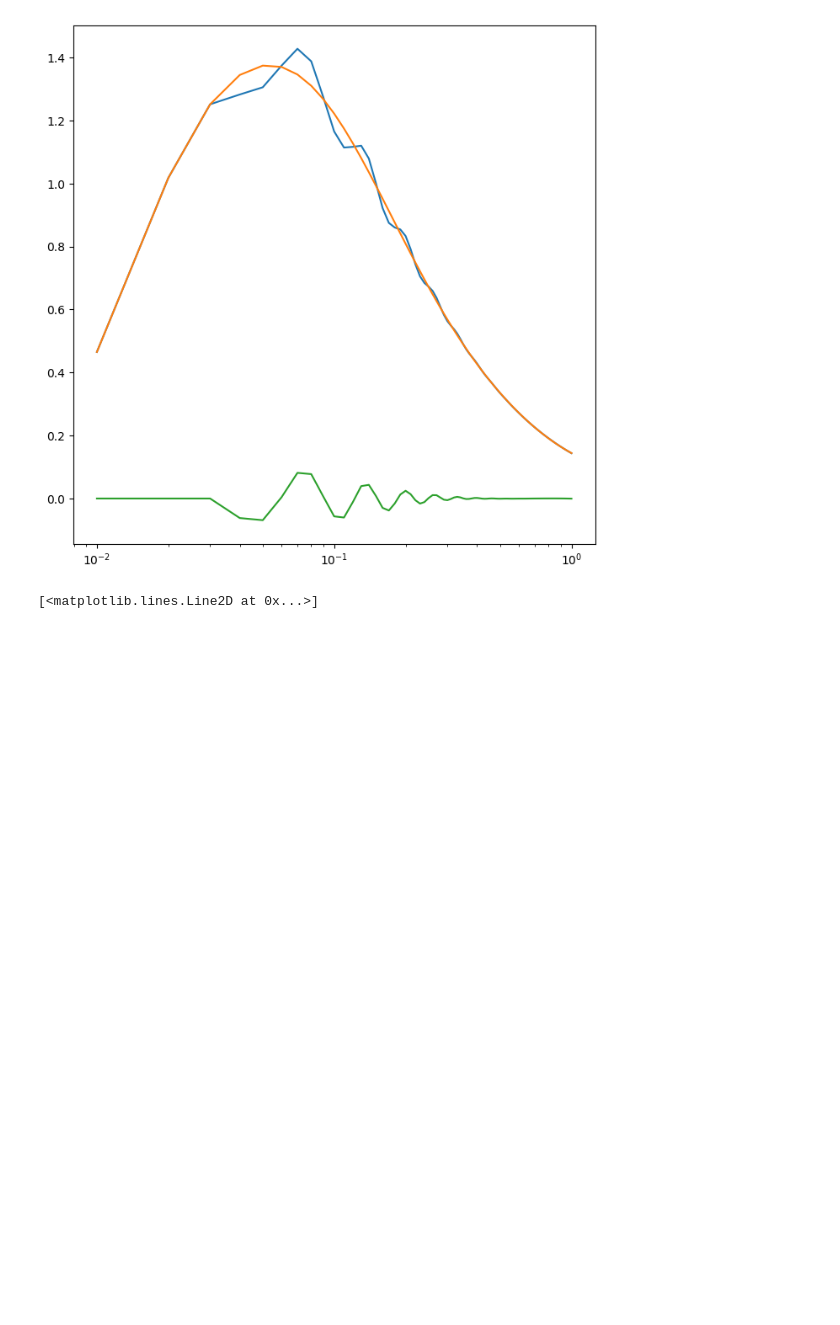
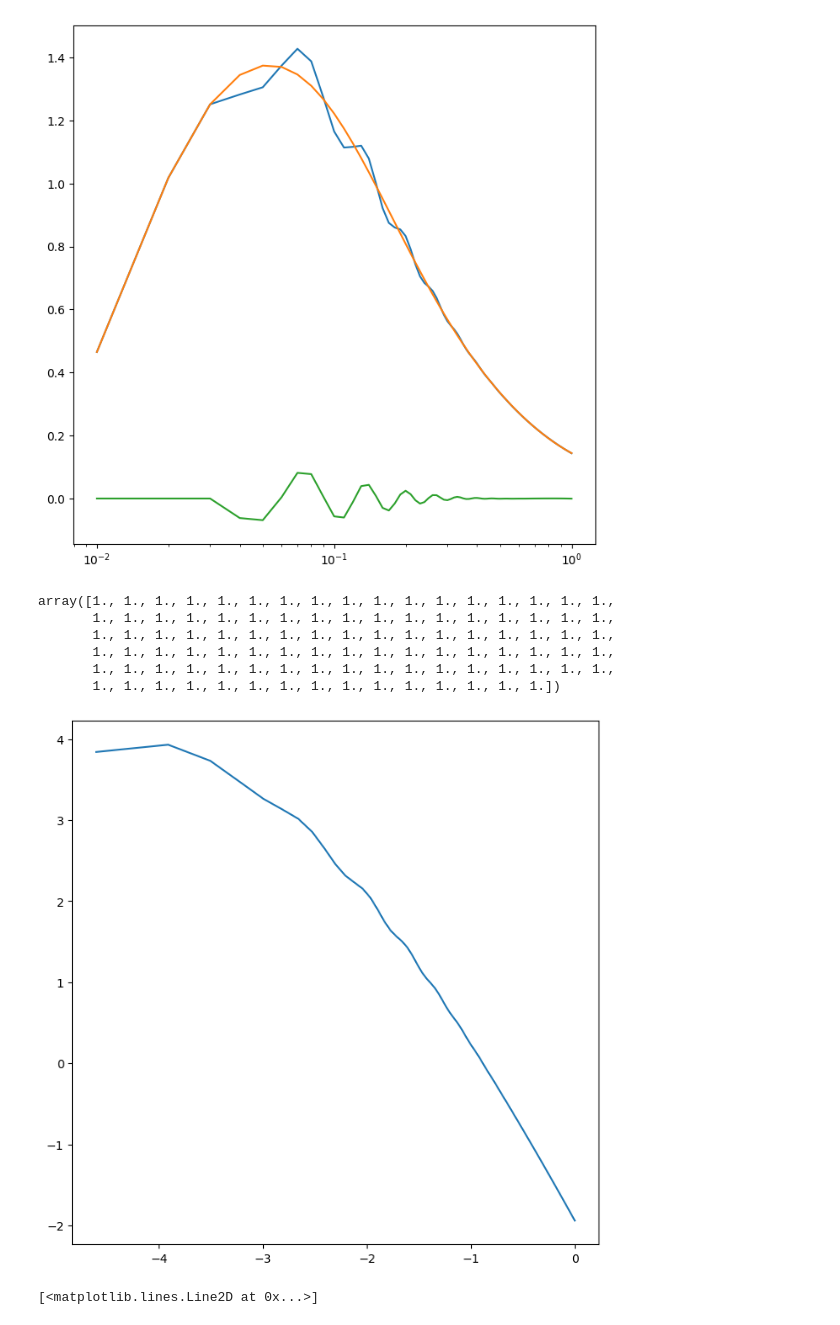
Before and after one commit to igmhub/lyaforecast, a Jupyter notebook: examples/notebooks/plot_P3D.ipynb, the cells around one changed output. Cells and saved outputs as stored; diff of their text form; code cells hidden in the pictures; blank space fills up the shorter version.

```diff
--- a/examples/notebooks/plot_P3D.ipynb
+++ b/examples/notebooks/plot_P3D.ipynb
@@ -83,6 +83,25 @@ ax.semilogx(k,k*pk,label='Peak')
 # %% [output]
 [<matplotlib.lines.Line2D at 0x...>]
 [figure]
+# %%
+np.sign(full)
+# %% [output]
+array([1., 1., 1., 1., 1., 1., 1., 1., 1., 1., 1., 1., 1., 1., 1., 1., 1.,
+       1., 1., 1., 1., 1., 1., 1., 1., 1., 1., 1., 1., 1., 1., 1., 1., 1.,
+       1., 1., 1., 1., 1., 1., 1., 1., 1., 1., 1., 1., 1., 1., 1., 1., 1.,
+       1., 1., 1., 1., 1., 1., 1., 1., 1., 1., 1., 1., 1., 1., 1., 1., 1.,
+       1., 1., 1., 1., 1., 1., 1., 1., 1., 1., 1., 1., 1., 1., 1., 1., 1.,
+       1., 1., 1., 1., 1., 1., 1., 1., 1., 1., 1., 1., 1., 1., 1.])
+# %%
+fig,ax = plt.subplots(1,1,figsize=(8,8))
+k = np.linspace(1e-2,1,100)
+ax.plot(np.log(k),np.log(abs(full)),label='Full')
+# ax.plot(k,sm,label='Smooth')
+# ax.plot(k,pk,label='Peak')
+ax.set_xscale('linear')
+ax.set_yscale('linear')
+# %% [output]
+[figure, added]
 # %%
 x = np.linspace(0,100,100)
 y = 4 + 0.1 * np.log(x)
```
Also changed, not shown: 5 other files.
